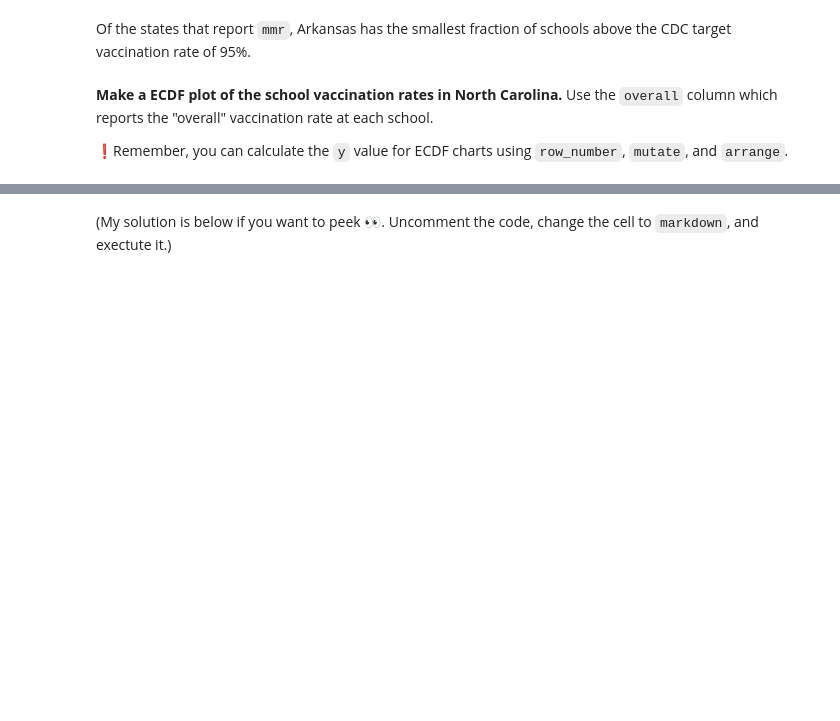
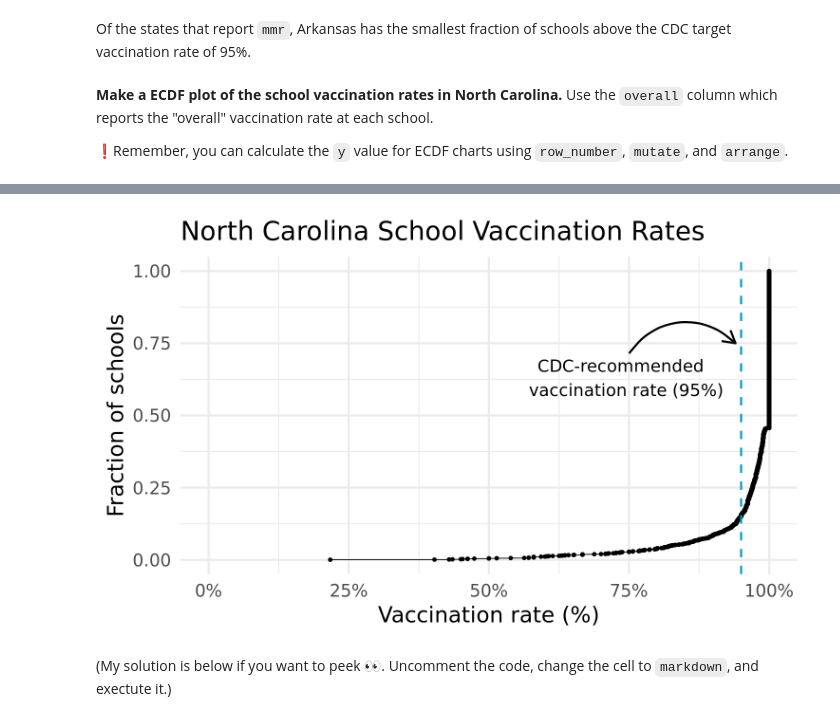
Before and after one commit to jennabarbee/BIOS512_Assignments, a Jupyter notebook: 03_BIOS512_assignment.ipynb, the cells around one changed output, grey strips where cells are left out. Saved outputs shown, nothing was run; the diff lists cells and outputs as text; code cells hidden in the pictures; blank space fills up the shorter version.

```diff
--- a/03_BIOS512_assignment.ipynb
+++ b/03_BIOS512_assignment.ipynb
@@ -139,0 +103,7 @@ p
+# %%
+df_ecdf <- df |>
+    filter(state=='North Carolina' & overall >= 0) |>
+    arrange(overall) |>
+    mutate(rn = row_number(), fraction = rn / max(rn))
+
+df_ecdf |> head()
@@ -140,3 +120,23 @@ p
+# %%
+options(repr.plot.width = 5, repr.plot.height = 3, repr.plot.res = 300)
+
+p = ggplot(df_ecdf, aes(x = overall, y = fraction)) +
+    geom_step(na.rm = TRUE, linewidth = 0.2) + geom_point(na.rm = TRUE, size = 0.4) +
+    scale_x_continuous(labels = scales::percent_format(scale = 1), limits = c(0, 100)) +
+    ggtitle("North Carolina School Vaccination Rates") +
+    xlab("Vaccination rate (%)") + ylab("Fraction of schools") +
+    theme_minimal() +
+    geom_vline(xintercept = 95, linetype="dashed",
+                color = "deepskyblue3", size=.5) +
+    annotate('text', x = 74, y = .63,
+    label = 'CDC-recommended \n vaccination rate (95%)', size = 3) +
+    annotate('curve', x = 75, y = .715,
+    yend = .75, xend = 94, linewidth = .5, curvature = -0.5,
+    arrow = arrow(length = unit(0.25, 'cm')))
+
+p
+# %% [output]
+[figure, added]
 # %% [markdown]
 (My solution is below if you want to peek 👀. Uncomment the code, change the cell to `markdown`, and exectute it.)
 # %% [markdown]
```
Also changed, not shown: parts of 3 cells of this notebook.
